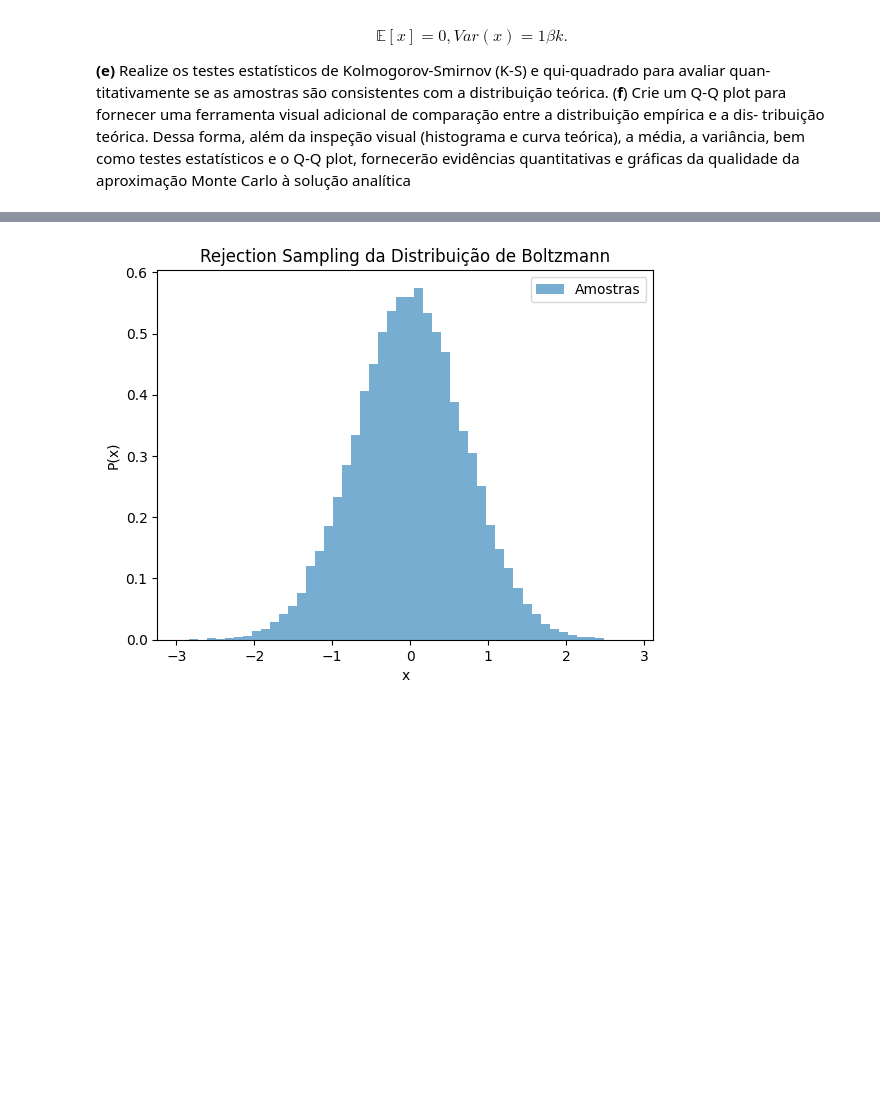
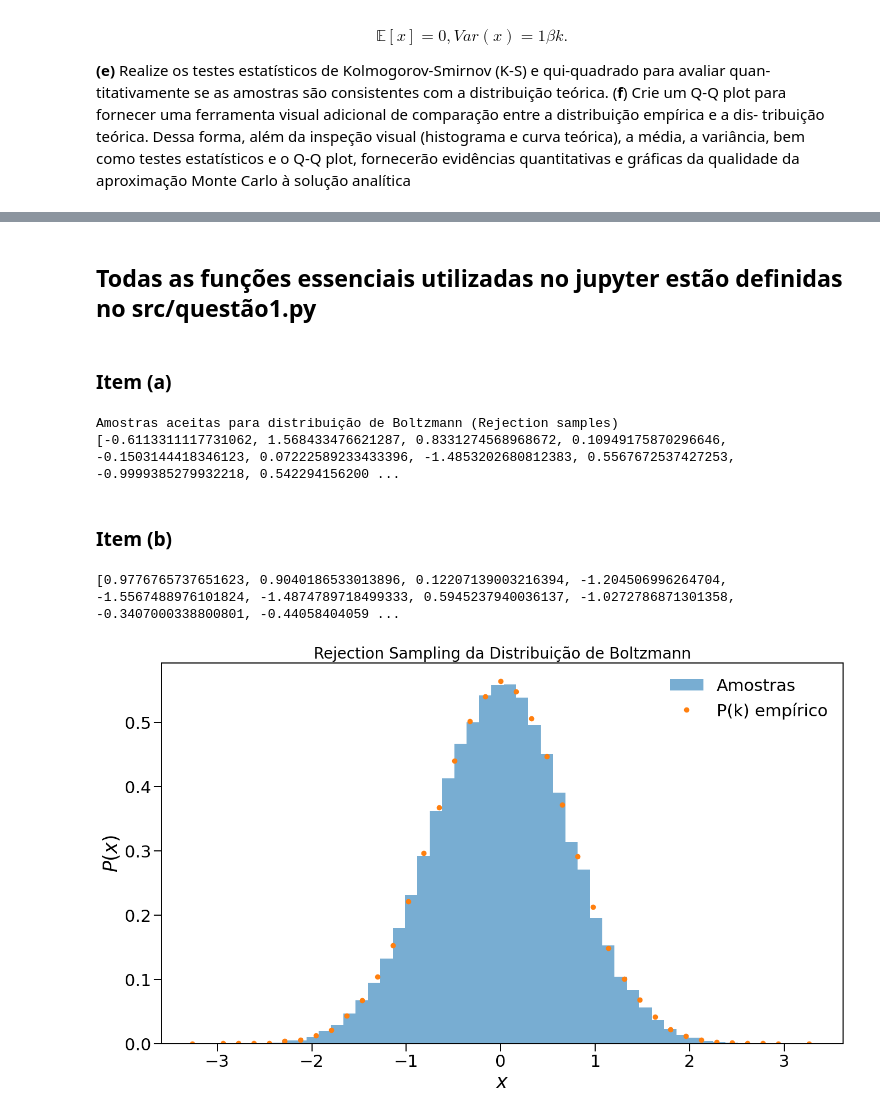
Before and after one commit to JuniorAlencar/TopFisTeo2024.2, a Jupyter notebook: Lista_1/questões/Question1.ipynb, the cells around one changed output, grey strips where cells are left out. Saved outputs shown, nothing was run; the diff lists cells and outputs as text; code cells hidden in the pictures; blank space fills up the shorter version.

Commit message:
update question 1

```diff
--- a/Lista_1/questões/Question1.ipynb
+++ b/Lista_1/questões/Question1.ipynb
@@ -6,3 +1,10 @@ import matplotlib as mpl
+# %%
+from src.question1 import *
+import matplotlib as mpl
+mpl.rcParams['axes.linewidth'] = 1.4 #set the value globally
+from matplotlib.ticker import (MultipleLocator, AutoMinorLocator)
+import matplotlib.ticker as ticker
+import matplotlib.pyplot as plt
 # %% [markdown]
 **Problema 1**: Em sistemas termodinâmicos, a distribuição de Boltzmann descreve a probabilidade
 de encontrar um sistema em um estado específico com energia $E$. Este conceito é fundamental para
@@ -94,0 +48,18 @@ print(samples)
+# %% [markdown]
+## Todas as funções essenciais utilizadas no jupyter estão definidas no src/questão1.py
+# %% [markdown]
+### **Item (a)**
+# %%
+# Item (a) <---------------
+# Determina largura da gaussiana
+a = 5
+n_samples = 50000
+# Retorna lista de valores aceitos
+samples = rejection_sampling(a, n_samples)
+print('Amostras aceitas para distribuição de Boltzmann (Rejection samples)')
+print(samples)
+# %% [output]
+Amostras aceitas para distribuição de Boltzmann (Rejection samples)
+[-0.6113311117731062, 1.568433476621287, 0.8331274568968672, 0.10949175870296646, -0.1503144418346123, 0.07222589233433396, -1.4853202680812383, 0.5567672537427253, -0.9999385279932218, 0.542294156200 ...
+# %% [markdown]
+### **Item (b)**
@@ -95,15 +69,26 @@ print(samples)
 # %%
+# Item (b) - Plot do Histograma <---------------
+# Determina largura da gaussiana
+a, m = 4, 50
+n_samples = 50000
+# Retorna lista de valores aceitos
+samples = rejection_sampling(a, n_samples)
+k_data, Pk_data = distribution_data(samples, a, m)
+print(samples)
 # Item (b) <---------------
-
 # Visualizar os resultados
 x = np.linspace(-a, a, 1000)
+fig = plt.subplots(figsize=(16, 9))
 plt.hist(samples, bins=50, density=True, alpha=0.6, label="Amostras")
+plt.plot(k_data, Pk_data,'o', label='P(k) empírico')
 #plt.plot(x, P(x) / sum(P(x)), label="Distribuição alvo (não normalizada)", color='red')
 #plt.plot(samples, P(samples) / sum(P(samples)), label="Distribuição alvo (não normalizada)", color='red')
-plt.legend()
-plt.xlabel("x")
-plt.ylabel("P(x)")
-plt.title("Rejection Sampling da Distribuição de Boltzmann")
+plt.legend(prop={"size": 22}, fancybox=True, framealpha=0.0)
+plt.xlabel(r"$x$", size=25)
+plt.ylabel(r"$P(x)$", size=25)
+plt.title("Rejection Sampling da Distribuição de Boltzmann", size=20)
+plt.tick_params('both', width=1.4, length=10, labelsize=22)
 plt.show()
 # %% [output]
+[0.9776765737651623, 0.9040186533013896, 0.12207139003216394, -1.204506996264704, -1.5567488976101824, -1.4874789718499333, 0.5945237940036137, -1.0272786871301358, -0.3407000338800801, -0.44058404059 ...
-[figure, old version]
+[figure, new version]
```
Also changed, not shown: parts of 8 cells of this notebook, 3 other files.
